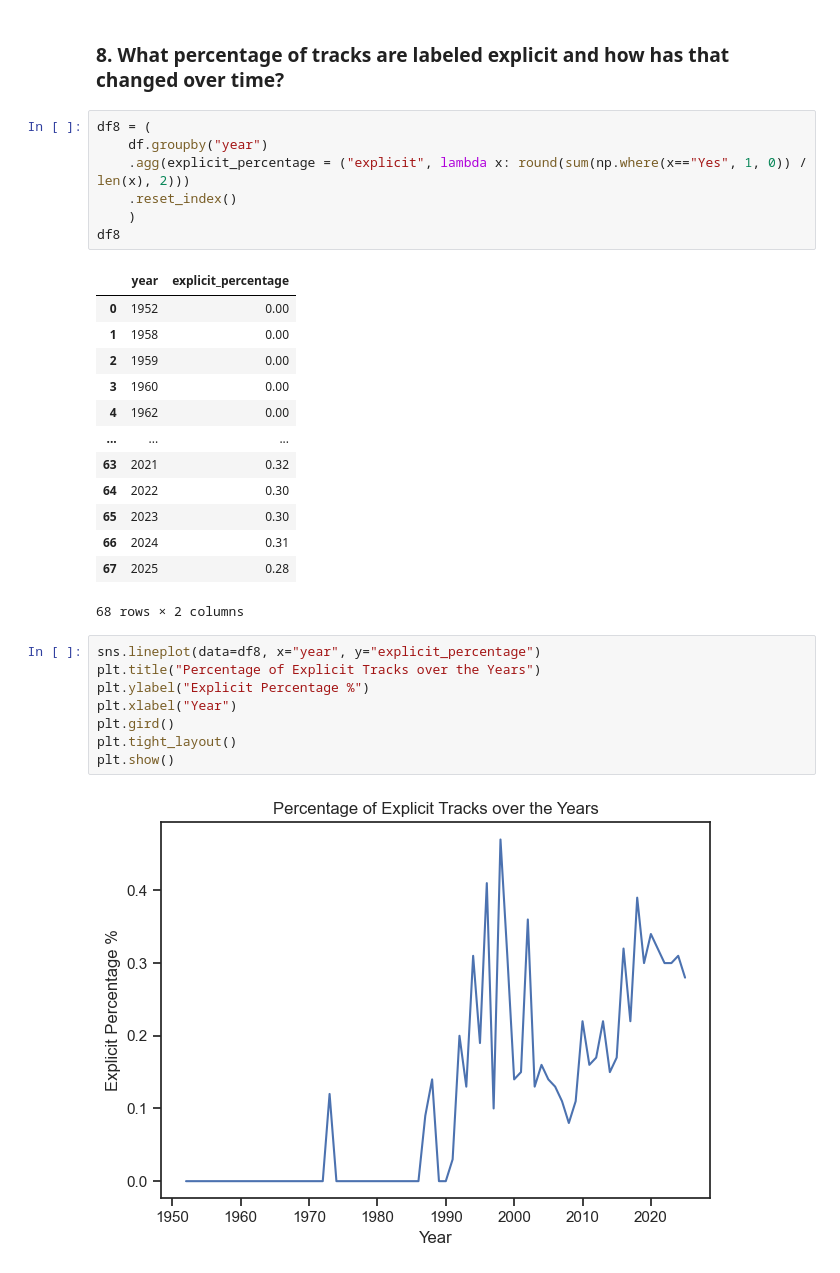
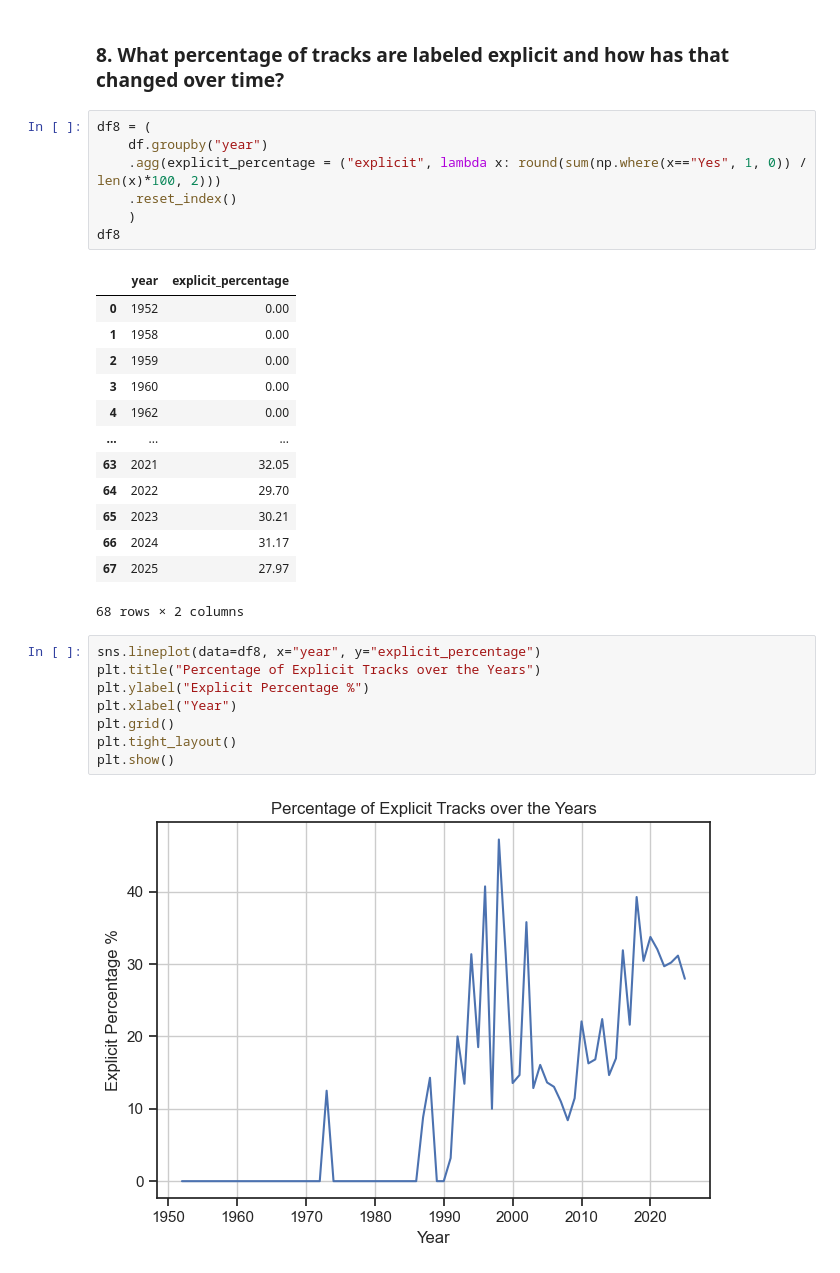
Before and after one commit to mo-chabane-tech/Data-Notebooks-And-Dashboards, a Jupyter notebook: Spotify Global Music/Notebook.ipynb, the cells around one changed output. Saved outputs shown, nothing was run; the diff lists cells and outputs as text.

```diff
--- a/Spotify Global Music/Notebook.ipynb
+++ b/Spotify Global Music/Notebook.ipynb
@@ -576,7 +576,7 @@ plt.show()
 # %%
 df8 = (
     df.groupby("year")
-    .agg(explicit_percentage = ("explicit", lambda x: round(sum(np.where(x=="Yes", 1, 0)) / len(x), 2)))
+    .agg(explicit_percentage = ("explicit", lambda x: round(sum(np.where(x=="Yes", 1, 0)) / len(x)*100, 2)))
     .reset_index()
     )
 df8
@@ -588,20 +588,20 @@ df8
 | 3 | 1960 | 0.00 |
 | 4 | 1962 | 0.00 |
 | ... | ... | ... |
-| 63 | 2021 | 0.32 |
-| 64 | 2022 | 0.30 |
-| 65 | 2023 | 0.30 |
-| 66 | 2024 | 0.31 |
-| 67 | 2025 | 0.28 |
+| 63 | 2021 | 32.05 |
+| 64 | 2022 | 29.70 |
+| 65 | 2023 | 30.21 |
+| 66 | 2024 | 31.17 |
+| 67 | 2025 | 27.97 |
 68 rows × 2 columns
 # %%
 sns.lineplot(data=df8, x="year", y="explicit_percentage")
 plt.title("Percentage of Explicit Tracks over the Years")
 plt.ylabel("Explicit Percentage %")
 plt.xlabel("Year")
-plt.gird()
+plt.grid()
 plt.tight_layout()
 plt.show()
 # %% [output]
-[figure, old version]
+[figure, new version]
 # %% [markdown]
```
Also changed, not shown: parts of 3 cells of this notebook.
